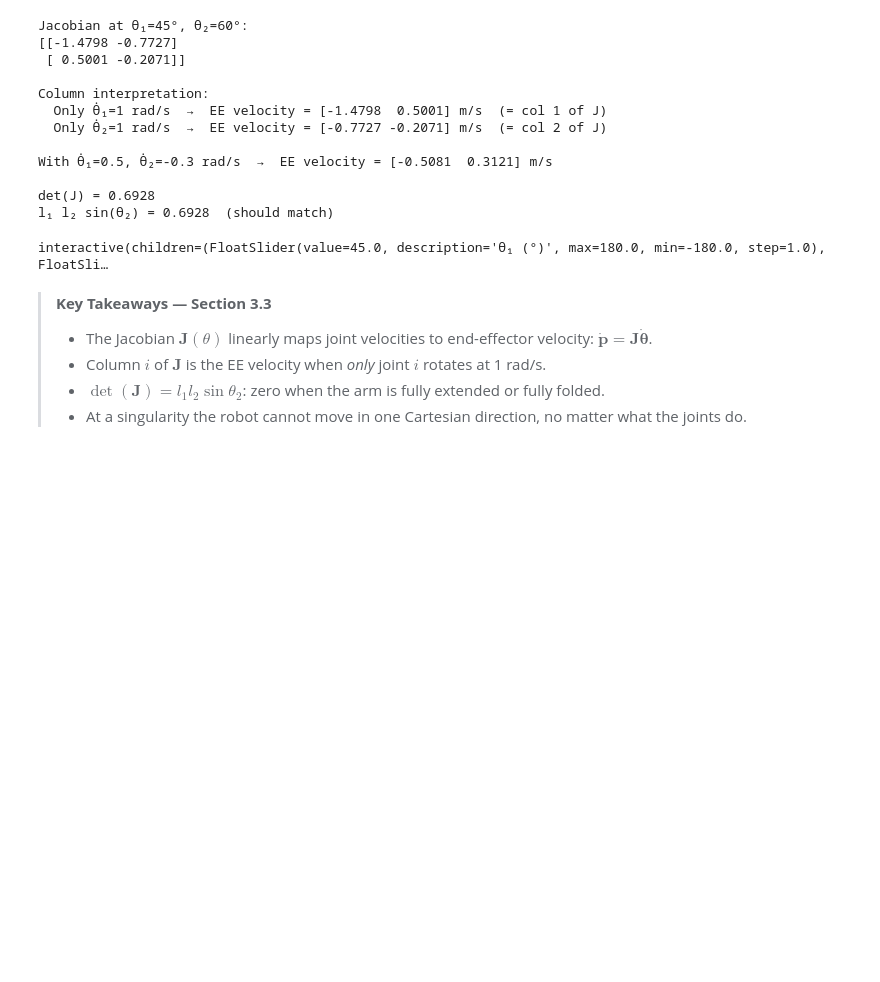
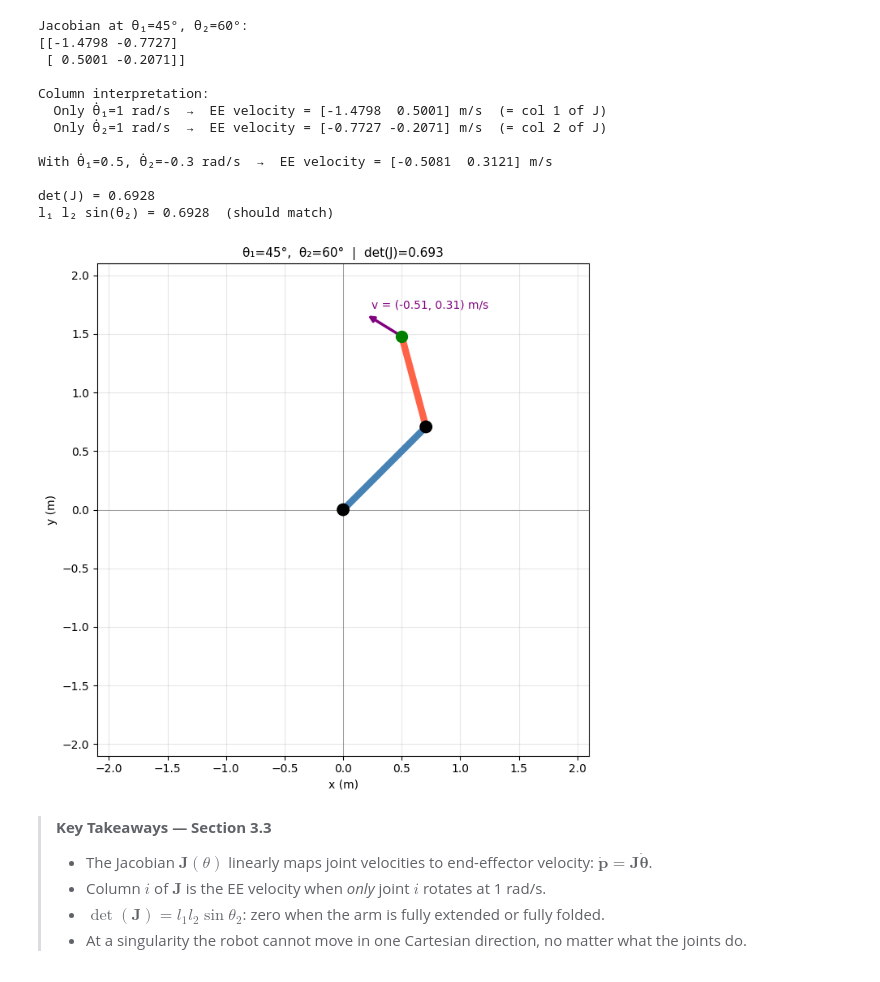
Before and after one commit to JianguoZhaoRobotics/RoboticManipulators, a Jupyter notebook: Ch3 Kinematics in 2D.ipynb, the cells around one changed output. Drawn from its saved outputs; the diff is of its cells as text; code cells hidden in the pictures; blank space fills up the shorter version.

```diff
--- a/Ch3 Kinematics in 2D.ipynb
+++ b/Ch3 Kinematics in 2D.ipynb
@@ -487,39 +484,38 @@ def velocity_interactive(theta1_deg, theta2_deg, dtheta1, dtheta2):
 
     J    = jacobian(t1, t2, l1, l2)
     v_ee = J @ np.array([dtheta1, dtheta2])
     detJ = np.linalg.det(J)
 
     fig, ax = plt.subplots(figsize=(7, 7))
     ax.plot([p0[0],p1[0]], [p0[1],p1[1]], color='steelblue', lw=6, solid_capstyle='round')
     ax.plot([p1[0],p2[0]], [p1[1],p2[1]], color='tomato',    lw=6, solid_capstyle='round')
     for p in [p0, p1]:
         ax.add_patch(plt.Circle(p, 0.05, color='black', zorder=5))
     ax.plot(*p2, 'go', ms=10, zorder=5)
 
     if np.linalg.norm(v_ee) > 1e-6:
         scale = 0.6
         ax.annotate('', xy=p2+scale*v_ee, xytext=p2,
                     arrowprops=dict(arrowstyle='->', color='purple', lw=2.5))
         ax.text(p2[0]+scale*v_ee[0]+0.05, p2[1]+scale*v_ee[1]+0.05,
                 f'v = ({v_ee[0]:.2f}, {v_ee[1]:.2f}) m/s', color='purple', fontsize=10)
 
     warn = '  ⚠ Near singularity! (θ₂ ≈ 0° or ±180°)' if abs(detJ) < 0.15 else ''
     ax.set_title(f'θ₁={theta1_deg}°,  θ₂={theta2_deg}°  |  det(J)={detJ:.3f}{warn}', fontsize=11)
     r = l1+l2+0.3
     ax.set_xlim(-r,r);  ax.set_ylim(-r,r)
     ax.set_aspect('equal');  ax.grid(True, alpha=0.3)
     ax.axhline(0, color='gray', lw=0.5);  ax.axvline(0, color='gray', lw=0.5)
     ax.set_xlabel('x (m)');  ax.set_ylabel('y (m)')
     plt.tight_layout();  plt.show()
 
 
-interact(velocity_interactive,
-         theta1_deg=FloatSlider(value=45,   min=-180, max=180,  step=1,   description='θ₁ (°)'),
-         theta2_deg=FloatSlider(value=60,   min=-170, max=170,  step=1,   description='θ₂ (°)'),
-         dtheta1   =FloatSlider(value=0.5,  min=-2.0, max=2.0,  step=0.1, description='θ̇₁ (rad/s)'),
-         dtheta2   =FloatSlider(value=-0.3, min=-2.0, max=2.0,  step=0.1, description='θ̇₂ (rad/s)'));
+# Static snapshot at the default configuration/velocities.
+# The live notebook version of this cell lets you sweep angles and joint velocities with sliders;
+# download the notebook and run it locally to explore that interactively.
+velocity_interactive(45, 60, 0.5, -0.3)
 # %% [output]
-interactive(children=(FloatSlider(value=45.0, description='θ₁ (°)', max=180.0, min=-180.0, step=1.0), FloatSli…
+[figure, added]
 # %% [markdown]
 > **Key Takeaways — Section 3.3**
 > - The Jacobian $\mathbf{J}(\theta)$ linearly maps joint velocities to end-effector velocity: $\dot{\mathbf{p}} = \mathbf{J}\dot{\boldsymbol{\theta}}$.
```
Also changed, not shown: parts of 7 cells of this notebook, 1 other file.
